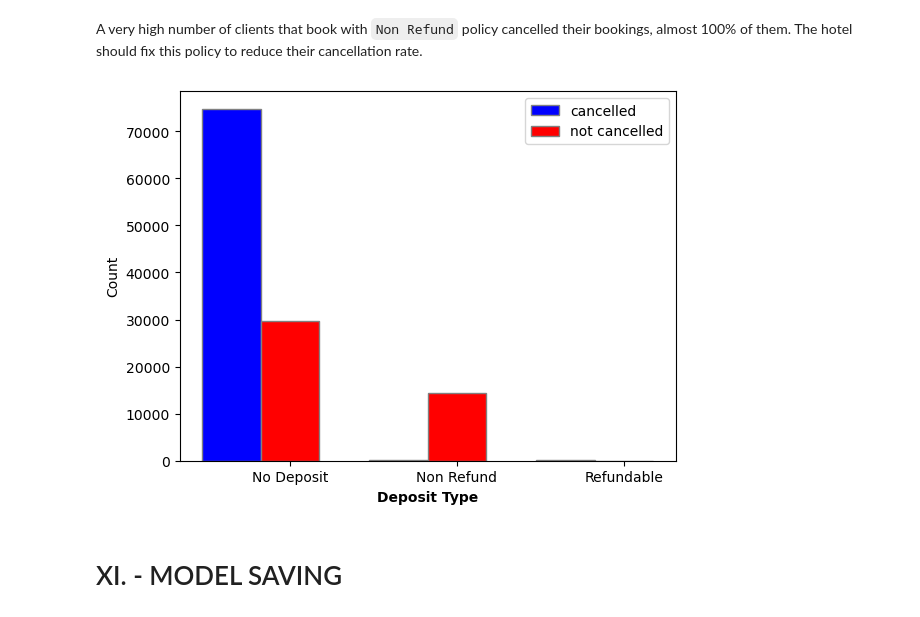
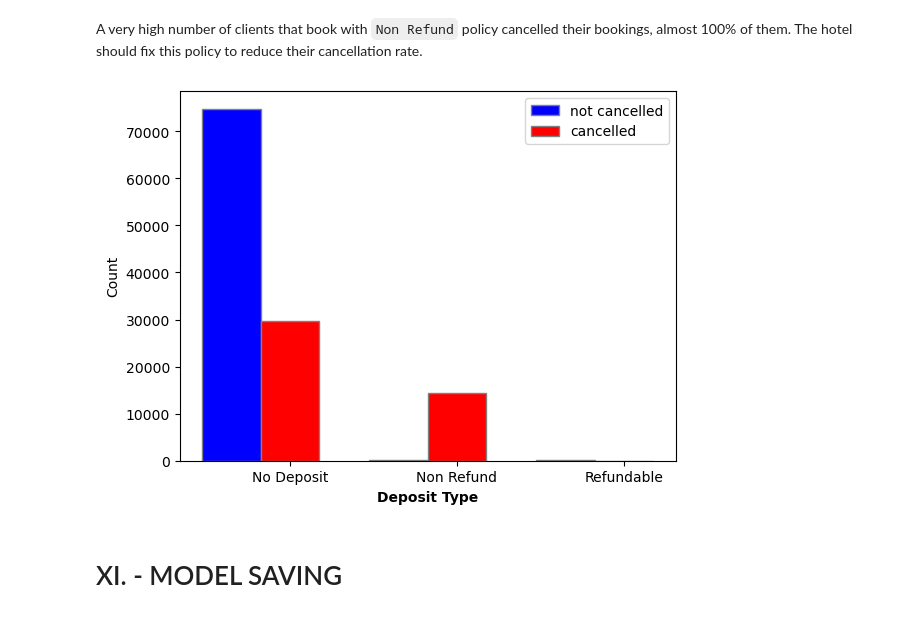
Before and after one commit to faris-afk/hotel-bookings-cancellation-prediction, a Jupyter notebook: Booking_predictions.ipynb, the cells around one changed output. Saved outputs shown, nothing was run; the diff lists cells and outputs as text; code cells hidden in the pictures.

```diff
--- a/Booking_predictions.ipynb
+++ b/Booking_predictions.ipynb
@@ -1152,24 +1117,24 @@ A very high number of clients that book with `Non Refund` policy cancelled their
 # %%
 bar_width = 0.35
 
 # Get the x locations for the groups
 r1 = range(len(grouped_df['deposit_type']))
 r2 = [x + bar_width for x in r1]
 
 # Create the bar chart
-plt.bar(r1, grouped_df['0_count'], color='b', width=bar_width, edgecolor='grey', label='cancelled')
-plt.bar(r2, grouped_df['1_count'], color='r', width=bar_width, edgecolor='grey', label='not cancelled')
+plt.bar(r1, grouped_df['0_count'], color='b', width=bar_width, edgecolor='grey', label='not cancelled')
+plt.bar(r2, grouped_df['1_count'], color='r', width=bar_width, edgecolor='grey', label='cancelled')
 
 # Adding labels
 plt.xlabel('Deposit Type', fontweight='bold')
 plt.xticks([r + bar_width for r in range(len(grouped_df['0_count']))], grouped_df['deposit_type'])
 plt.ylabel('Count')
 plt.legend()
 
 # Show the plot
 plt.show()
 # %% [output]
-[figure, old version]
+[figure, new version]
 # %% [markdown]
 # XI. - MODEL SAVING
 # %%
```
Also changed, not shown: parts of 2 cells of this notebook.
